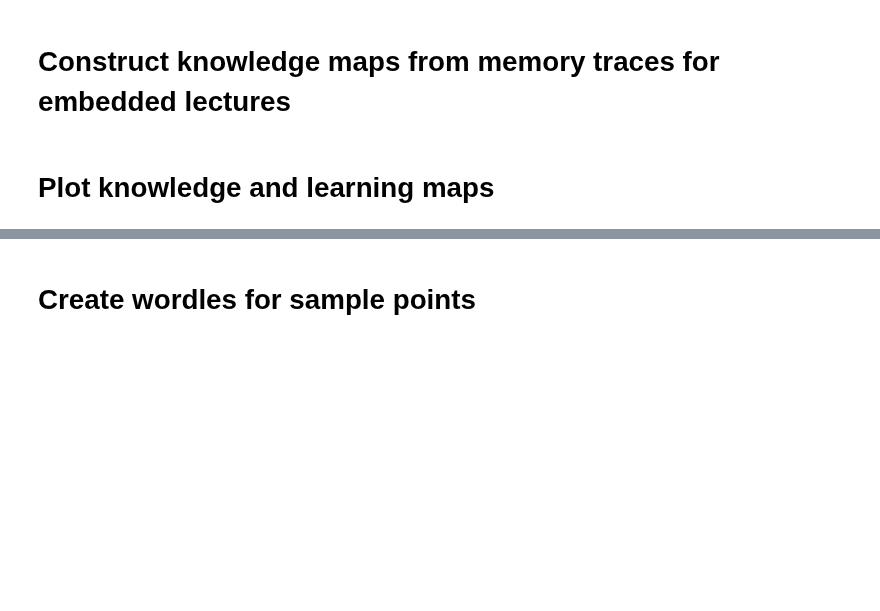
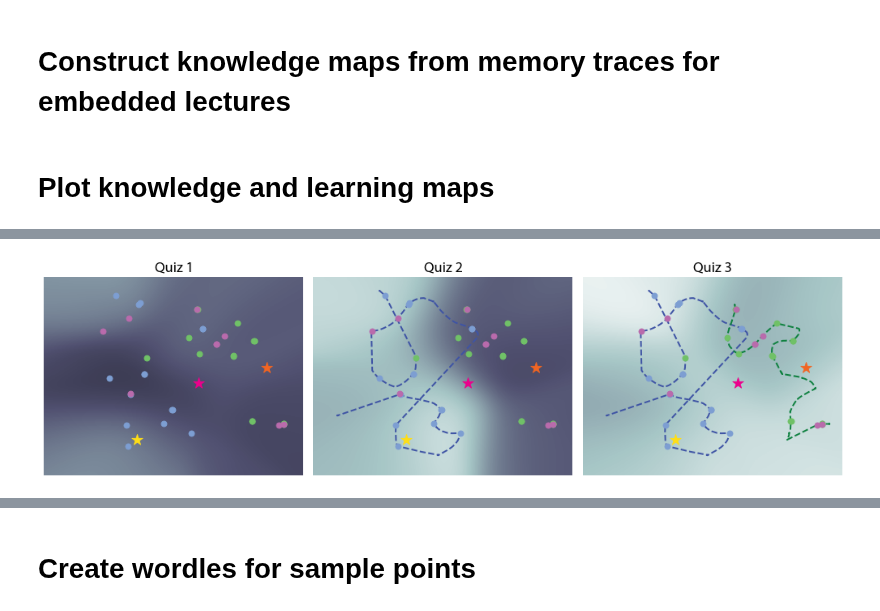
Before and after one commit to ContextLab/efficient-learning-khan, a Jupyter notebook: code/notebooks/4_knowledge-maps.ipynb, the cells around one changed output, grey strips where cells are left out. Saved outputs shown, nothing was run; the diff lists cells and outputs as text; code cells hidden in the pictures; blank space fills up the shorter version.

```diff
--- a/code/notebooks/4_knowledge-maps.ipynb
+++ b/code/notebooks/4_knowledge-maps.ipynb
@@ -469,3 +456,81 @@ with sns.plotting_context('paper', font_scale=1.1):
+# %%
+with sns.plotting_context('paper', font_scale=1.1):
+    cmap = 'bone'
+    fig, axes = plt.subplots(1, 3)
+    fig.set_size_inches(14, 4)
+
+    for i, ax in enumerate(axes):
+        # knowledge estimate heatmap
+        kmap = exp.avg_participant.get_kmap(f'forces_bos_quiz{i + 1}')
+        sns.heatmap(kmap,
+                    vmin=0,
+                    vmax=1,
+                    cmap=cmap,
+                    xticklabels=[],
+                    yticklabels=[],
+                    cbar=False,
+                    ax=ax)
+        ax.collections[0].remove()
+        ax.imshow(kmap,
+                  vmin=0,
+                  vmax=1,
+                  aspect='auto',
+                  cmap=cmap,
+                  interpolation='bilinear')
+        ax.axis('off')
+        # Four Fundamental Forces quiz questions
+        ax.scatter(ff_qs_shifted[:, 0],
+                   ff_qs_shifted[:, 1],
+                   c=FORCES_QUESTION_COLOR,
+                   marker='o',
+                   s=50,
+                   zorder=2)
+        # Birth of Stars quiz questions
+        ax.scatter(bos_qs_shifted[:, 0],
+                   bos_qs_shifted[:, 1],
+                   c=BOS_QUESTION_COLOR,
+                   marker='o',
+                   s=50,
+                   zorder=2)
+        # general physics knowledge quiz questions
+        ax.scatter(gen_qs_shifted[:, 0],
+                   gen_qs_shifted[:, 1],
+                   c=GENERAL_QUESTION_COLOR,
+                   marker='o',
+                   s=50,
+                   zorder=2)
+        # Four Fundamental Forces lecture trajectory
+        if i > 0:
+            ax.plot(forces_shifted[:, 0],
+                    forces_shifted[:, 1],
+                    c=FORCES_LECTURE_COLOR,
+                    linestyle='--',
+                    linewidth=2,
+                    zorder=1)
+            # Birth of Stars lecture trajectory
+            if i > 1:
+                ax.plot(bos_shifted[:, 0],
+                        bos_shifted[:, 1],
+                        c=BOS_LECTURE_COLOR,
+                        linestyle='--',
+                        linewidth=2,
+                        zorder=1)
+
+        # wordle coordinates
+        for coord, color in zip(wordle_coords_shifted, WORDLE_COLORS):
+            ax.scatter(coord[0], coord[1], c=color, marker='*', s=200)
+
+        ax.set_title(f'Quiz {i + 1}', fontsize='xx-large')
+        # undo automatic y-axis inversion from sns.heatmap
+        ax.invert_yaxis()
+
+    plt.tight_layout()
+#     plt.savefig(KMAPS_FIG_DIR.joinpath('knowledge_maps.pdf'),
+#                 dpi=1000,
+#                 bbox_inches='tight')
+    plt.show()
+# %% [output]
+[figure, added]
 # %%
 with sns.plotting_context('paper', font_scale=1.1):
     cmap = 'bone'
```
Also changed, not shown: parts of 6 cells of this notebook, 1 other file.
